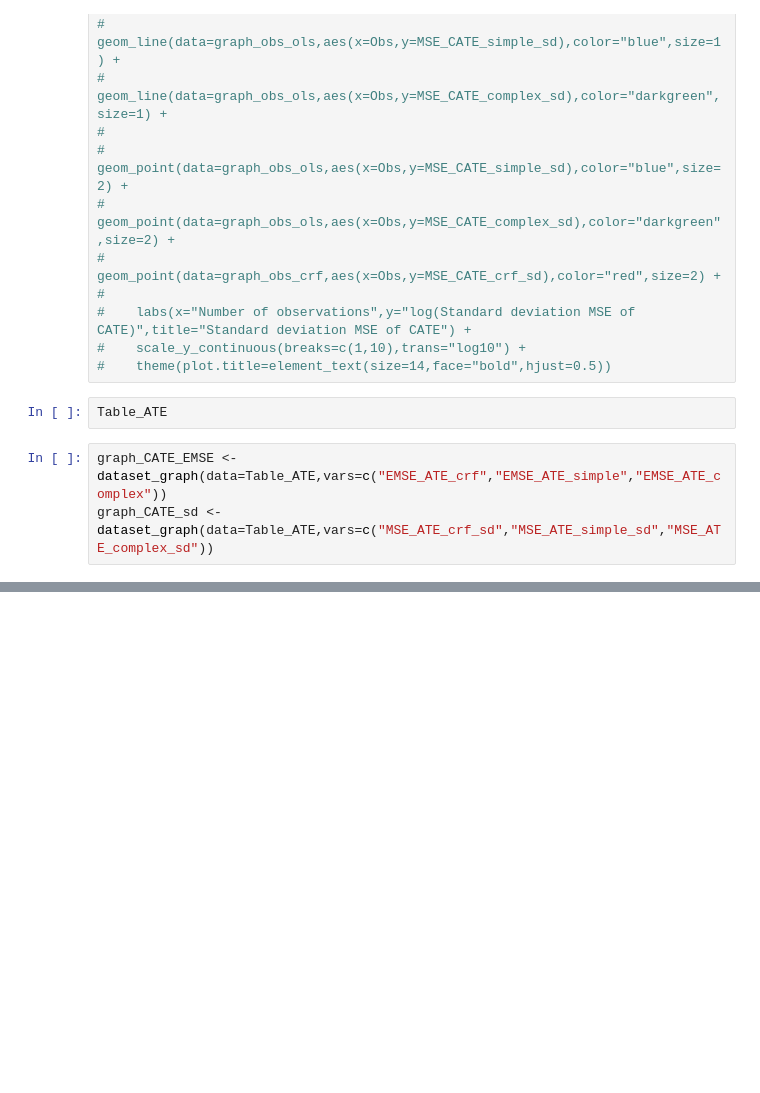
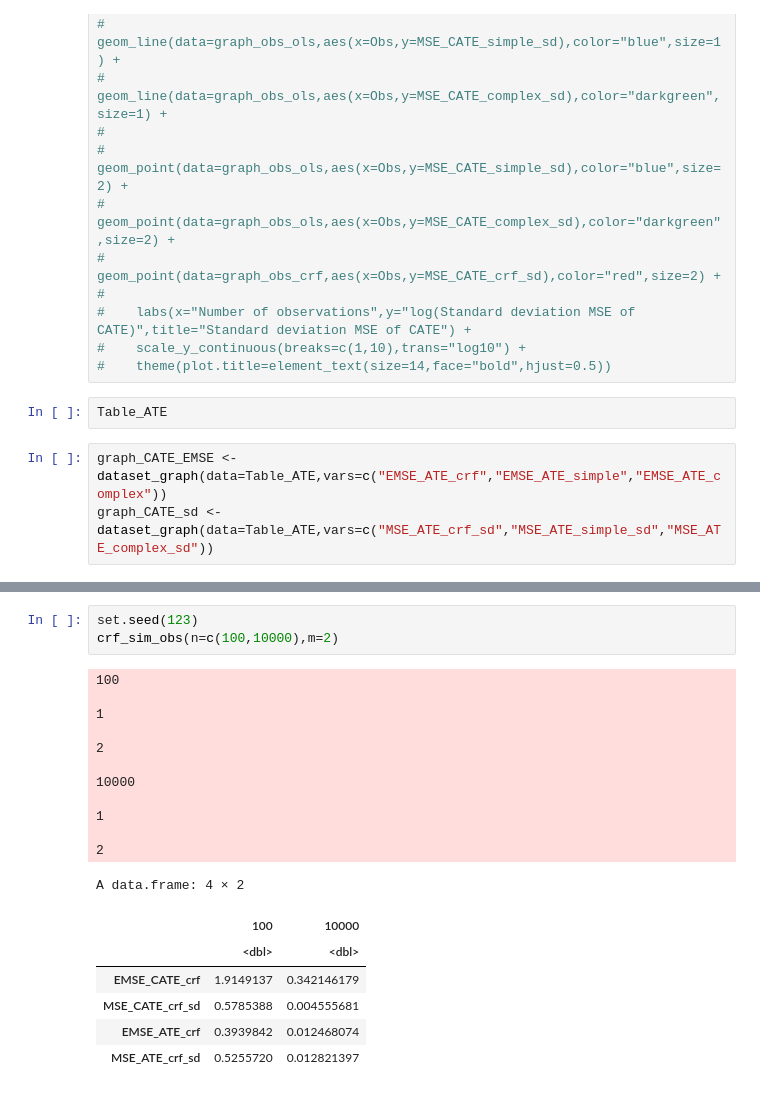
Before and after one commit to thaller97/Computational-Statistics-Project, a Jupyter notebook: CS_project.ipynb, the cells around one changed output, grey strips where cells are left out. Cells and saved outputs as stored; diff of their text form; blank space fills up the shorter version.

```diff
--- a/CS_project.ipynb
+++ b/CS_project.ipynb
@@ -951,0 +1172,22 @@ graph_CATE_sd <- dataset_graph(data=Table_ATE,vars=c("MSE_ATE_crf_sd","MSE_ATE_s
+# %%
+set.seed(123)
+crf_sim_obs(n=c(100,10000),m=2)
+# %% [output]
+100
+
+1
+
+2
+
+10000
+
+1
+
+2
+A data.frame: 4 × 2
+|  | 100 | 10000 |
+|  | <dbl> | <dbl> |
+| EMSE_CATE_crf | 1.9149137 | 0.342146179 |
+| MSE_CATE_crf_sd | 0.5785388 | 0.004555681 |
+| EMSE_ATE_crf | 0.3939842 | 0.012468074 |
+| MSE_ATE_crf_sd | 0.5255720 | 0.012821397 |
```
Also changed, not shown: parts of 31 cells of this notebook, 1 other file.
